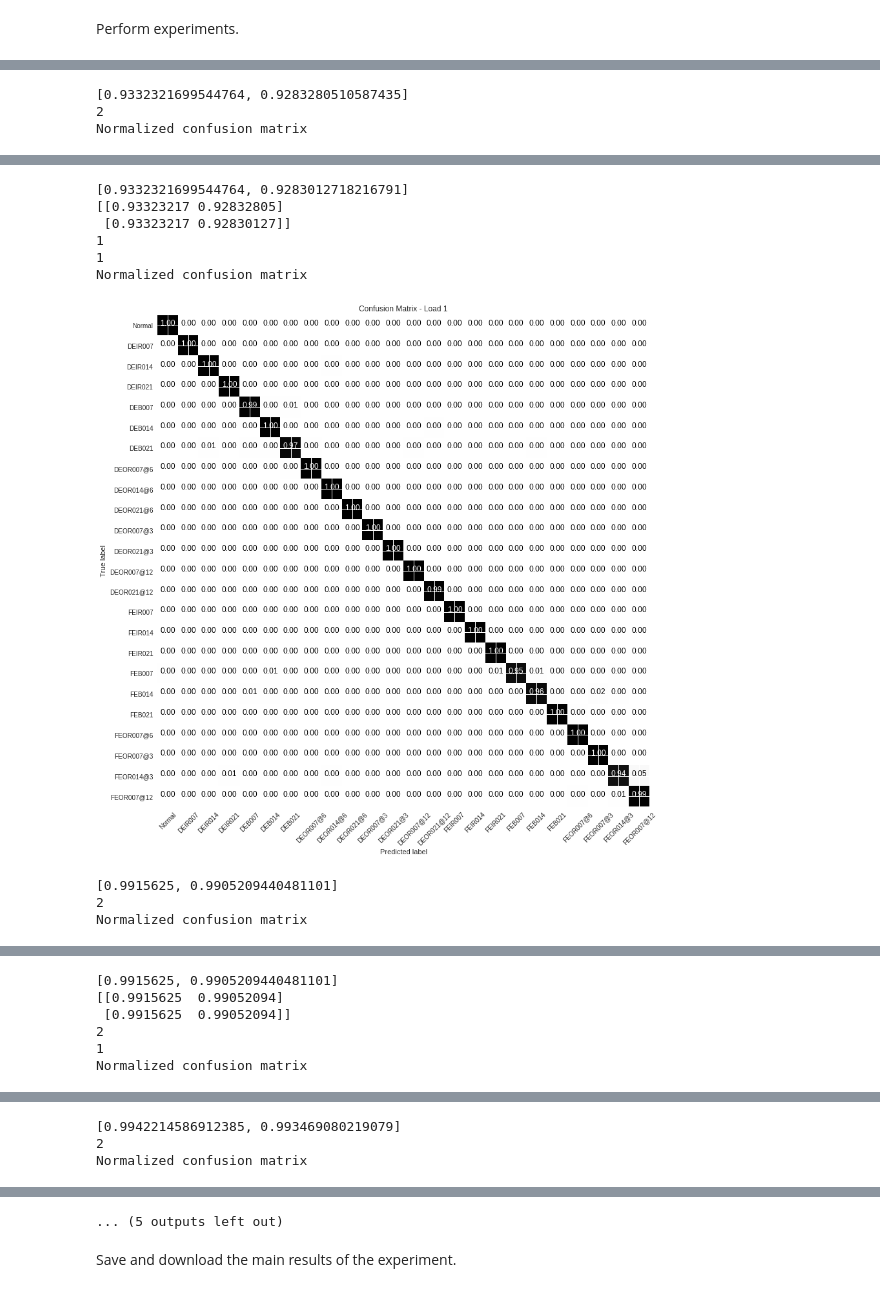
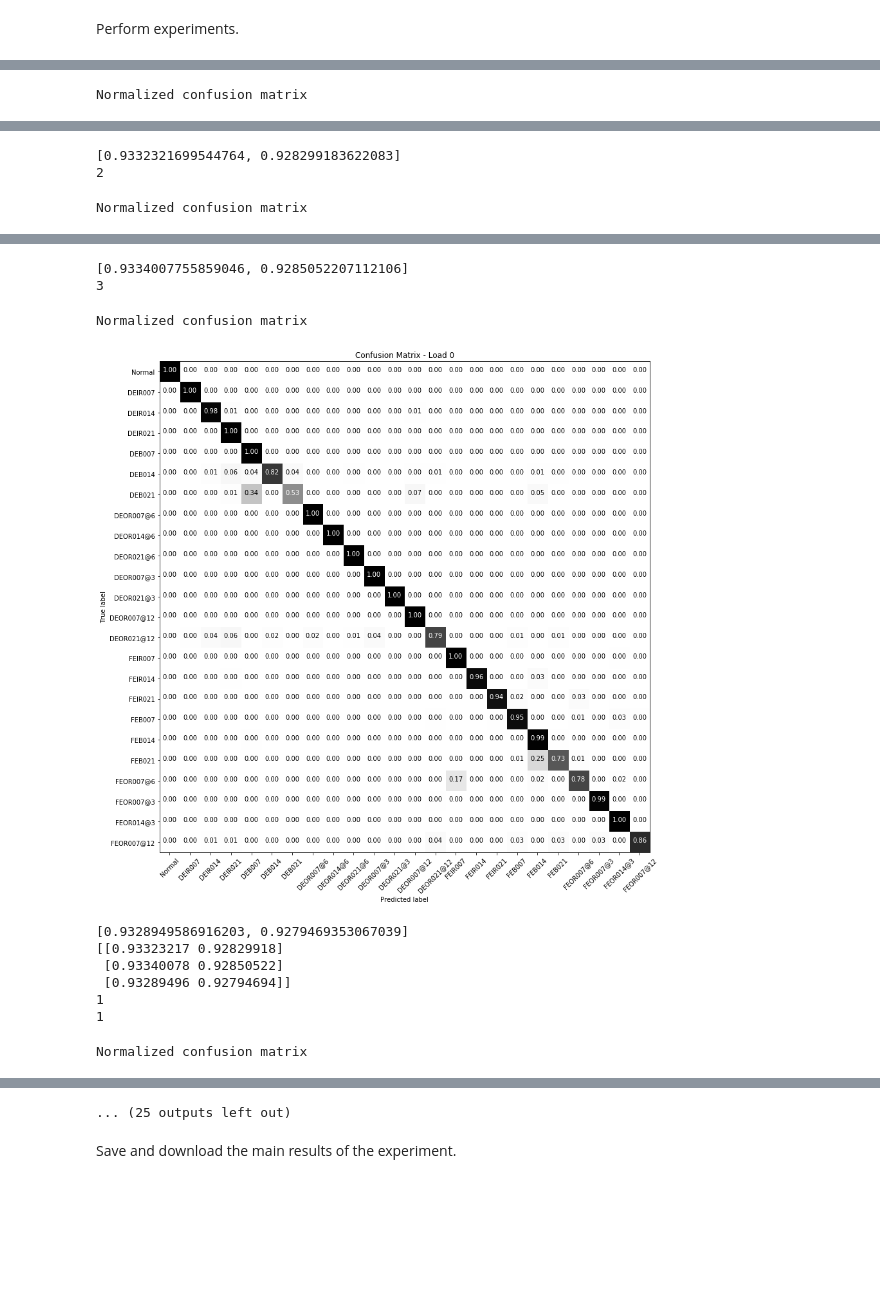
Before and after one commit to fboldt/signalProcessing, a Jupyter notebook: cwru_svm_fs.ipynb, the cells around one changed output, grey strips where cells are left out. Saved outputs shown, nothing was run; the diff lists cells and outputs as text; code cells hidden in the pictures; blank space fills up the shorter version.

```diff
--- a/cwru_svm_fs.ipynb
+++ b/cwru_svm_fs.ipynb
@@ -362,7 +362,7 @@ Perform experiments.
 # %%
 from sklearn.metrics import f1_score,accuracy_score
 loads = list(range(4))
-nrounds = 2# if debug else 10
+nrounds = 3# if debug else 10
 predictions = []
 preds = {}
 results = []
@@ -408,0 +408 @@ Normalized confusion matrix
+Normalized confusion matrix
@@ -410,3 +410,3 @@ Normalized confusion matrix
-[0.9332321699544764, 0.9283280510587435]
-2
-Normalized confusion matrix
+[0.9332321699544764, 0.928299183622083]
+2
+Normalized confusion matrix
@@ -414,10 +414,11 @@ Normalized confusion matrix
-[0.9332321699544764, 0.9283012718216791]
-[[0.93323217 0.92832805]
- [0.93323217 0.92830127]]
-1
-1
-Normalized confusion matrix
+[0.9334007755859046, 0.9285052207112106]
+3
+Normalized confusion matrix
-[figure, old version]
+[figure, new version]
-[0.9915625, 0.9905209440481101]
-2
-Normalized confusion matrix
+[0.9328949586916203, 0.9279469353067039]
+[[0.93323217 0.92829918]
+ [0.93340078 0.92850522]
+ [0.93289496 0.92794694]]
+1
+1
+Normalized confusion matrix
@@ -425,6 +425,0 @@ Normalized confusion matrix
-[0.9915625, 0.9905209440481101]
-[[0.9915625  0.99052094]
- [0.9915625  0.99052094]]
-2
-1
-Normalized confusion matrix
@@ -432,3 +425,0 @@ Normalized confusion matrix
-[0.9942214586912385, 0.993469080219079]
-2
-Normalized confusion matrix
@@ -436,4 +426,4 @@ Normalized confusion matrix
-... (5 outputs left out)
+... (25 outputs left out)
 # %% [markdown]
 Save and download the main results of the experiment.
 # %%
```
Also changed, not shown: parts of 4 cells of this notebook.
